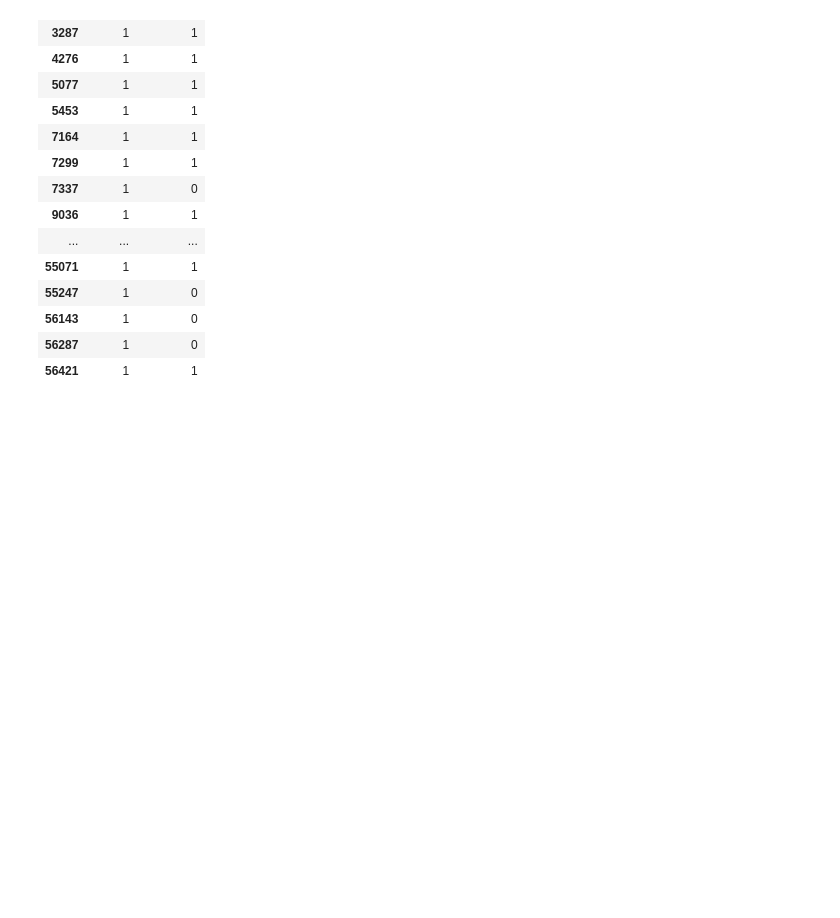
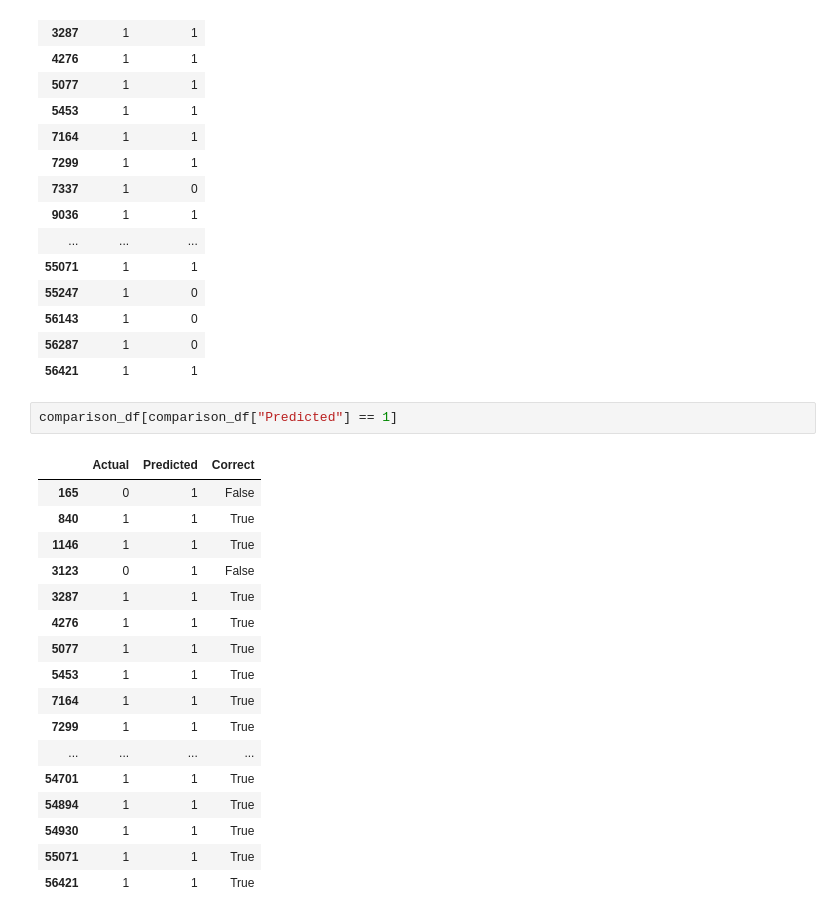
Before and after one commit to fibha-dev/AI_ML_Internship_Project, a Jupyter notebook: notebooks/01_eda.ipynb, the cells around one changed output. Saved outputs shown, nothing was run; the diff lists cells and outputs as text; blank space fills up the shorter version.

```diff
--- a/notebooks/01_eda.ipynb
+++ b/notebooks/01_eda.ipynb
@@ -1150,3 +1150,23 @@ comparison_df.loc[comparison_df["Actual"] == 1, ["Actual", "Predicted"]]
 | 56143 | 1 | 0 |
 | 56287 | 1 | 0 |
 | 56421 | 1 | 1 |
+# %%
+comparison_df[comparison_df["Predicted"] == 1]
+# %% [output]
+|  | Actual | Predicted | Correct |
+| 165 | 0 | 1 | False |
+| 840 | 1 | 1 | True |
+| 1146 | 1 | 1 | True |
+| 3123 | 0 | 1 | False |
+| 3287 | 1 | 1 | True |
+| 4276 | 1 | 1 | True |
+| 5077 | 1 | 1 | True |
+| 5453 | 1 | 1 | True |
+| 7164 | 1 | 1 | True |
+| 7299 | 1 | 1 | True |
+| ... | ... | ... | ... |
+| 54701 | 1 | 1 | True |
+| 54894 | 1 | 1 | True |
+| 54930 | 1 | 1 | True |
+| 55071 | 1 | 1 | True |
+| 56421 | 1 | 1 | True |
```
Also changed, not shown: 1 other file.
